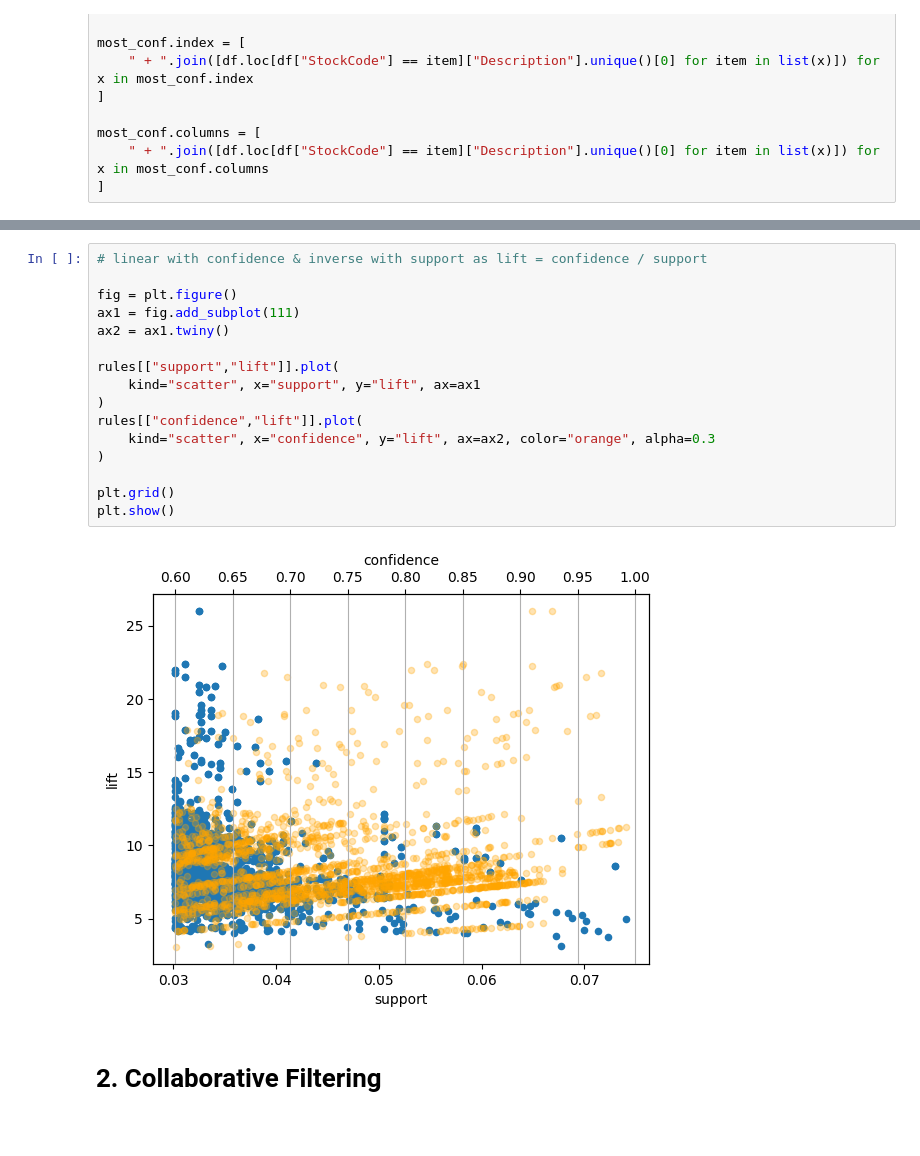
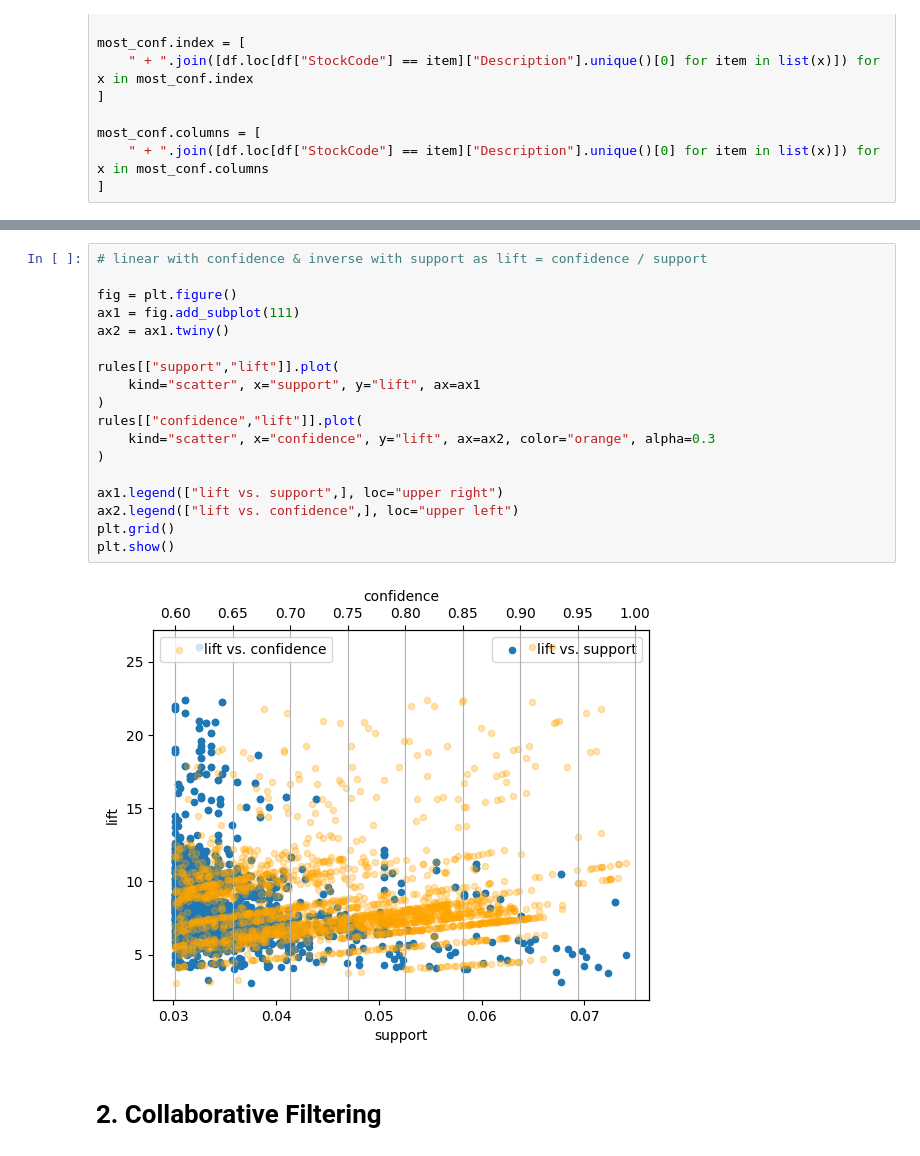
Before and after one commit to PacktPublishing/Machine-Learning-and-Generative-AI-for-Marketing, a Jupyter notebook: ch.7/ch.7.ipynb, the cells around one changed output, grey strips where cells are left out. Drawn from its saved outputs; the diff is of its cells as text.

```diff
--- a/ch.7/ch.7.ipynb
+++ b/ch.7/ch.7.ipynb
@@ -285,21 +285,23 @@ plt.show()
 # %%
 # linear with confidence & inverse with support as lift = confidence / support
 
 fig = plt.figure()
 ax1 = fig.add_subplot(111)
 ax2 = ax1.twiny()
 
 rules[["support","lift"]].plot(
     kind="scatter", x="support", y="lift", ax=ax1
 )
 rules[["confidence","lift"]].plot(
     kind="scatter", x="confidence", y="lift", ax=ax2, color="orange", alpha=0.3
 )
 
+ax1.legend(["lift vs. support",], loc="upper right")
+ax2.legend(["lift vs. confidence",], loc="upper left")
 plt.grid()
 plt.show()
 # %% [output]
-[figure, old version]
+[figure, new version]
 # %% [markdown]
 # 2. Collaborative Filtering
 # %%
```
Also changed, not shown: parts of 13 cells of this notebook.
